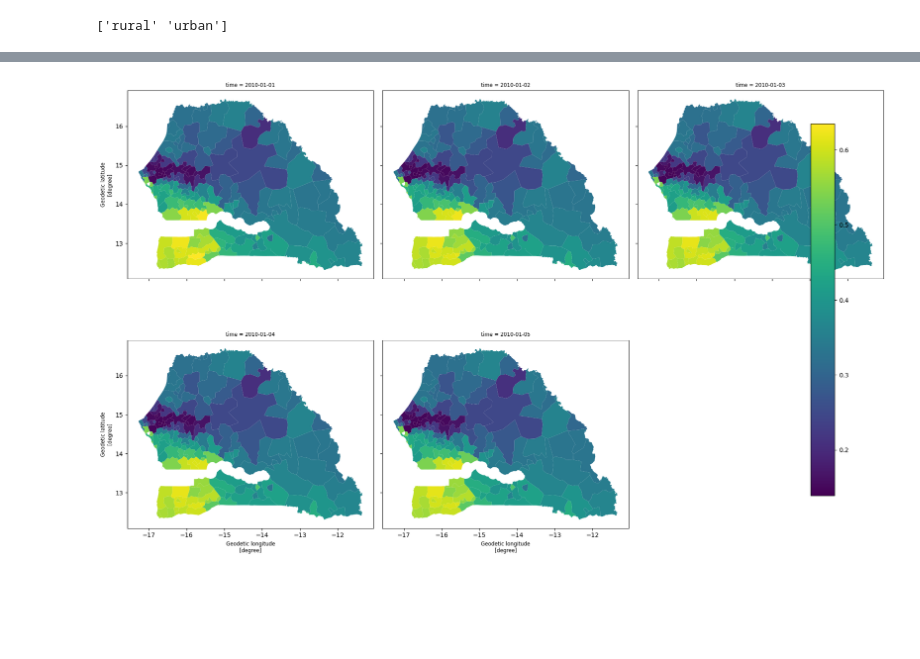
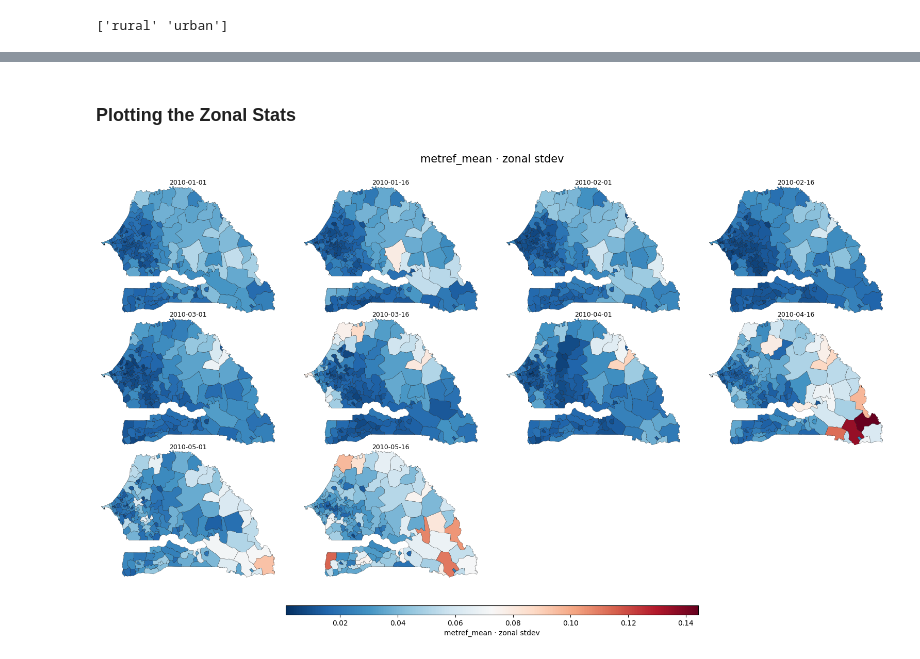
Before and after one commit to khizerzakir/dvcube, a Jupyter notebook: cube_example/xvec_kerchunk.ipynb, the cells around one changed output, grey strips where cells are left out. Saved outputs shown, nothing was run; the diff lists cells and outputs as text; code cells hidden in the pictures; blank space fills up the shorter version.

```diff
--- a/cube_example/xvec_kerchunk.ipynb
+++ b/cube_example/xvec_kerchunk.ipynb
@@ -306,12 +740,22 @@ zones
 # %%
-stats = ds_sahel["var40"].xvec.zonal_stats(
+stats_list = [
+    "mean",
+    "min",
+    "max",
+    "median",
+    "stdev",
+    "count",
+    "quantile(q=0.02)",
+    "quantile(q=0.98)",
+]
+stats = ds_halfmonth.xvec.zonal_stats(
     zones.geometry,
     x_coords="lon",
     y_coords="lat",
-    stats="mean",
+    stats=stats_list,
     method="exactextract",
     name="zone",
     index=False,
 )
 
-stats = stats.rename("METREF_mean")
+stats
@@ -338,15 +789,15 @@ Attributes:
 # %%
 stats = stats.assign_coords(
-    zone_id=(
+    norm_id=(
         "zone",
-        np.arange(len(zones)),
+        zones["norm_id"].to_numpy()
     ),
     city_name=(
         "zone",
-        zones["name"].astype(str).to_numpy(),
+        zones["name"].to_numpy()
     ),
     zone_cat=(
         "zone",
-        zones["zone_category"].astype(str).to_numpy(),
+        zones["zone_category"].to_numpy()
     ),
 )
@@ -375,7 +806,9 @@ print(np.unique(stats["zone_cat"].values))
 # %% [output]
 ['rural' 'urban']
 # %%
-urban_stats = stats.where(
-    stats["zone_cat"] == "rural",
-    drop=True,
+stats = stats.assign_coords(
+    geometry=(
+        "zone",
+        zones.geometry.to_numpy()
+    )
 )
@@ -565,13 +814,0 @@ plt.show()
-# %%
-aggregated.isel(time=slice(0, 6)).xvec.plot(
-    col="time",
-    col_wrap=3,
-    cmap="viridis",
-    legend=False,
-    figsize=(18, 12),
-)
-# have the cbar horiztonal
-plt.tight_layout()
-plt.show()
-# %% [output]
-[figure, removed]
@@ -577,0 +822,2 @@ plt.show()
+# %% [markdown]
+### Plotting the Zonal Stats
@@ -577,0 +828,15 @@ plt.show()
+# %%
+fig, _, _ = plot_metref_maps(
+    stats,
+    variable="metref_mean",
+    statistic="stdev",
+    metref_cmap="RdBu_r",
+)
+
+fig.savefig(
+    "/home/kzakir/test/plots/metref_zonal_stdev.png",
+    dpi=500,
+    bbox_inches="tight",
+)
+# %% [output]
+[figure, added]
```
Also changed, not shown: parts of 70 cells of this notebook, 17 other files.
